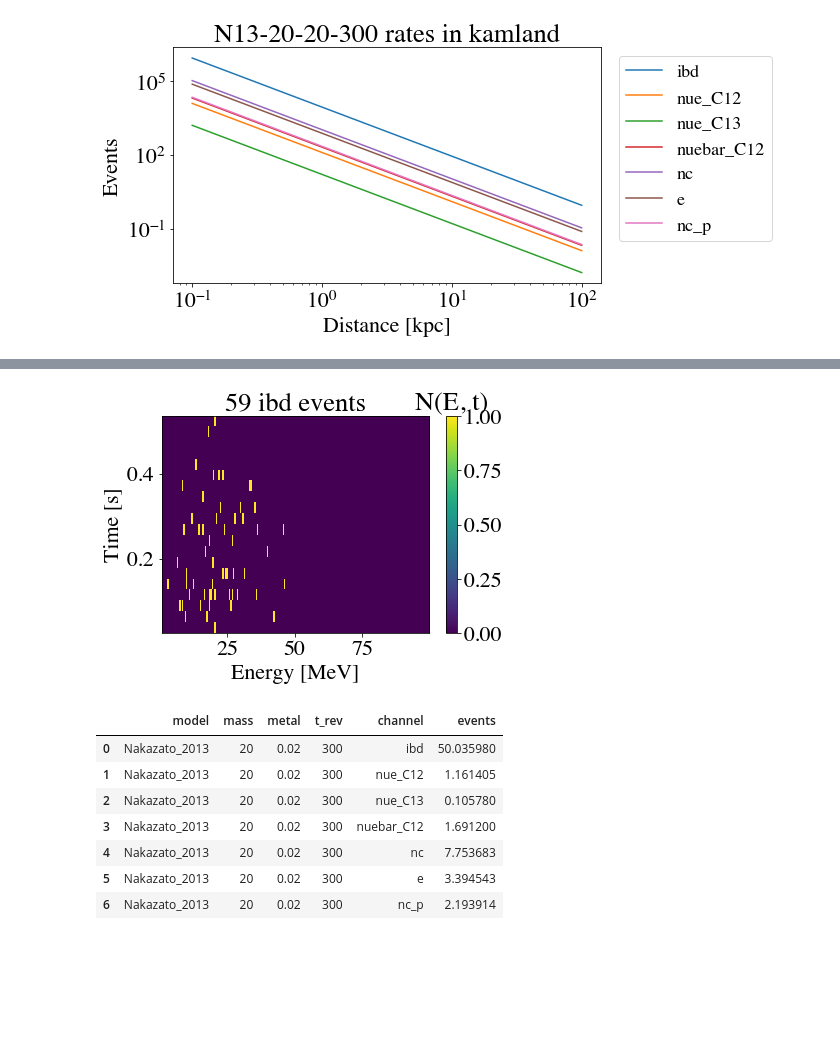
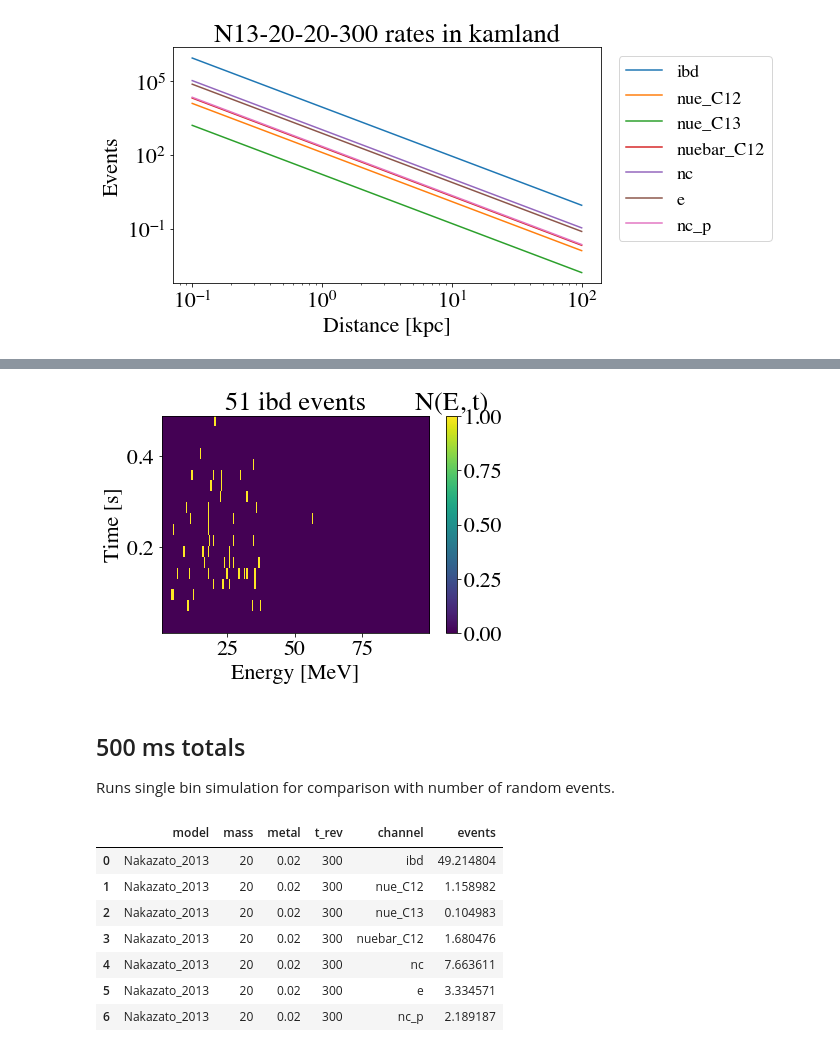
Before and after one commit to joesmolsky/sspike, a Jupyter notebook: notebooks/example.ipynb, the cells around one changed output, grey strips where cells are left out. Cells and saved outputs as stored; diff of their text form; code cells hidden in the pictures; blank space fills up the shorter version.

```diff
--- a/notebooks/example.ipynb
+++ b/notebooks/example.ipynb
@@ -88,6 +118,6 @@ beer.plot_distance_rates(sn, detector)
 # %%
 t_bins = 20
-t_start = 0.0105
-t_end = 0.55
+t_start = 0.0
+t_end = 0.50
 sn2 = Supernova(model, progenitor, transformation, distance, t_bins, t_start, t_end)
 # %%
@@ -106,7 +150,12 @@ beer.plot_N_chan(sn2, detector, "random", save=False)
 # %%
-beer.plot_N_chan(sn2, detector, 'ibd', events=True, save=False)
+chan = 'ibd'
+beer.plot_N_chan(sn2, detector, chan, events=True, save=False)
 # %% [output]
-[figure, old version]
+[figure, new version]
+# %% [markdown]
+## 500 ms totals
+
+Runs single bin simulation for comparison with number of random events.
 # %%
 sn3 = Supernova(model, progenitor, transformation, distance, 1, t_start, t_end)
 snow = pnut.snowglobes_events(sn3, detector)
@@ -116,10 +165,10 @@ vis = pnut.vis_totals(sn3, detector)
 vis
 # %% [output]
 |  | model | mass | metal | t_rev | channel | events |
-| 0 | Nakazato_2013 | 20 | 0.02 | 300 | ibd | 50.035980 |
-| 1 | Nakazato_2013 | 20 | 0.02 | 300 | nue_C12 | 1.161405 |
-| 2 | Nakazato_2013 | 20 | 0.02 | 300 | nue_C13 | 0.105780 |
-| 3 | Nakazato_2013 | 20 | 0.02 | 300 | nuebar_C12 | 1.691200 |
-| 4 | Nakazato_2013 | 20 | 0.02 | 300 | nc | 7.753683 |
-| 5 | Nakazato_2013 | 20 | 0.02 | 300 | e | 3.394543 |
-| 6 | Nakazato_2013 | 20 | 0.02 | 300 | nc_p | 2.193914 |
+| 0 | Nakazato_2013 | 20 | 0.02 | 300 | ibd | 49.214804 |
+| 1 | Nakazato_2013 | 20 | 0.02 | 300 | nue_C12 | 1.158982 |
+| 2 | Nakazato_2013 | 20 | 0.02 | 300 | nue_C13 | 0.104983 |
+| 3 | Nakazato_2013 | 20 | 0.02 | 300 | nuebar_C12 | 1.680476 |
+| 4 | Nakazato_2013 | 20 | 0.02 | 300 | nc | 7.663611 |
+| 5 | Nakazato_2013 | 20 | 0.02 | 300 | e | 3.334571 |
+| 6 | Nakazato_2013 | 20 | 0.02 | 300 | nc_p | 2.189187 |
```
Also changed, not shown: parts of 18 cells of this notebook, 13 other files.
